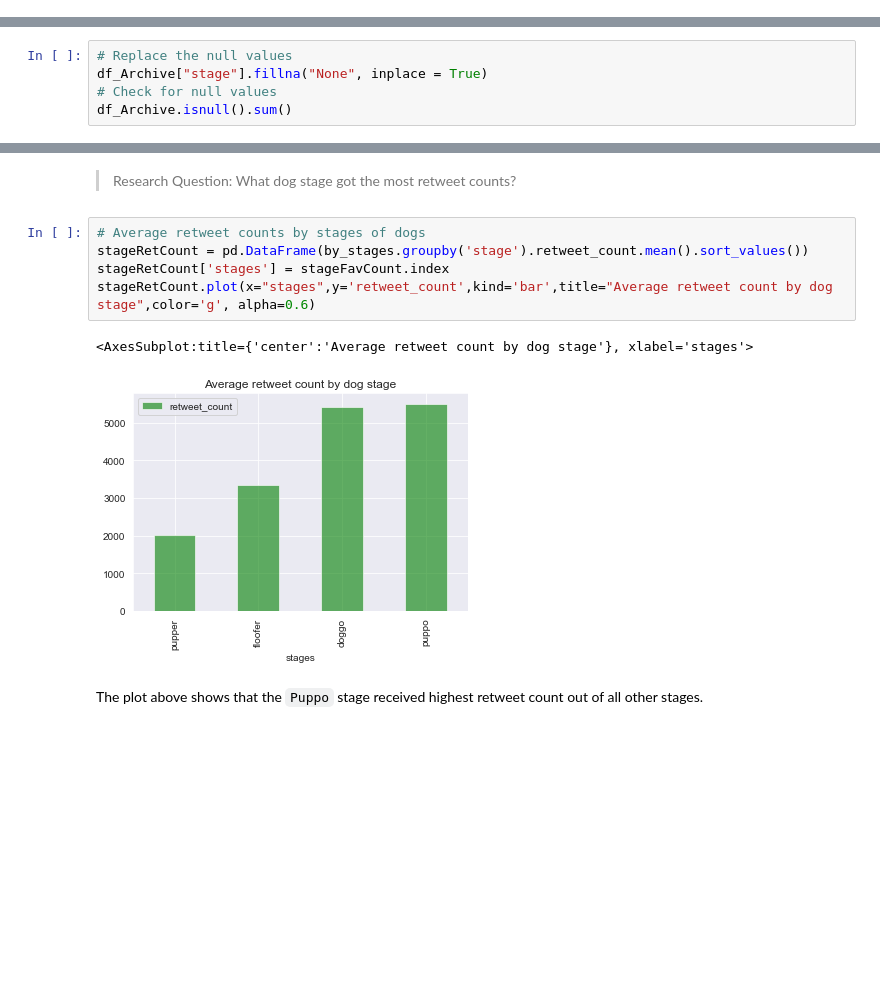
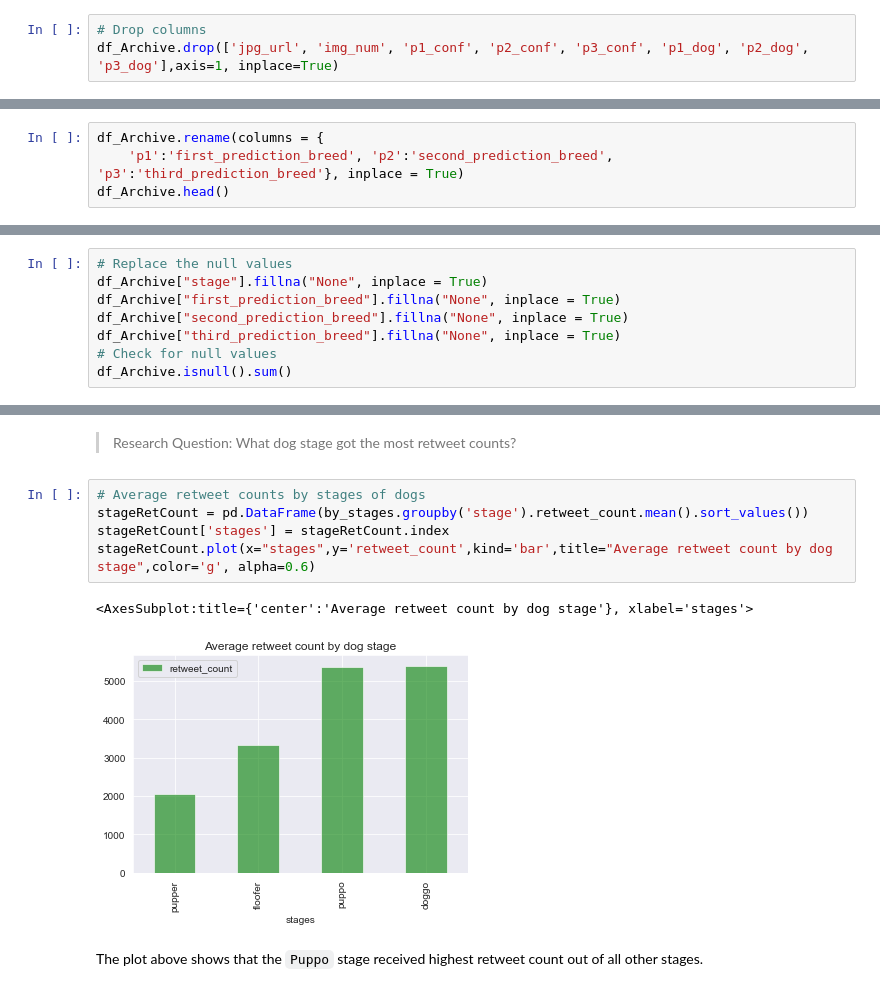
Before and after one commit to PeterBaraka/WeRateDogs-Twitter-Archive-Analysis, a Jupyter notebook: wrangle_act.ipynb, the cells around one changed output, grey strips where cells are left out. Saved outputs shown, nothing was run; the diff lists cells and outputs as text; blank space fills up the shorter version.

```diff
--- a/wrangle_act.ipynb
+++ b/wrangle_act.ipynb
@@ -899,0 +906,3 @@ df_Archive.head()
+# %%
+# Drop columns
+df_Archive.drop(['jpg_url', 'img_num', 'p1_conf', 'p2_conf', 'p3_conf', 'p1_dog', 'p2_dog', 'p3_dog'],axis=1, inplace=True)
@@ -899,0 +918,4 @@ df_Archive.head()
+# %%
+df_Archive.rename(columns = {
+    'p1':'first_prediction_breed', 'p2':'second_prediction_breed', 'p3':'third_prediction_breed'}, inplace = True)
+df_Archive.head()
@@ -999,6 +1003,9 @@ dtype: int64
 # %%
 # Replace the null values
 df_Archive["stage"].fillna("None", inplace = True)
+df_Archive["first_prediction_breed"].fillna("None", inplace = True)
+df_Archive["second_prediction_breed"].fillna("None", inplace = True)
+df_Archive["third_prediction_breed"].fillna("None", inplace = True)
 # Check for null values
 df_Archive.isnull().sum()
 # %% [output]
@@ -1075,11 +1056,11 @@ The plot above shows that the `Puppo` stage received highest favorite count out
 # %%
 # Average retweet counts by stages of dogs
 stageRetCount = pd.DataFrame(by_stages.groupby('stage').retweet_count.mean().sort_values())
-stageRetCount['stages'] = stageFavCount.index
+stageRetCount['stages'] = stageRetCount.index
 stageRetCount.plot(x="stages",y='retweet_count',kind='bar',title="Average retweet count by dog stage",color='g', alpha=0.6)
 # %% [output]
 <AxesSubplot:title={'center':'Average retweet count by dog stage'}, xlabel='stages'>
-[figure, old version]
+[figure, new version]
 # %% [markdown]
 The plot above shows that the `Puppo` stage received highest retweet count out of all other stages.
 # %% [markdown]
```
Also changed, not shown: parts of 37 cells of this notebook, 2 other files.
